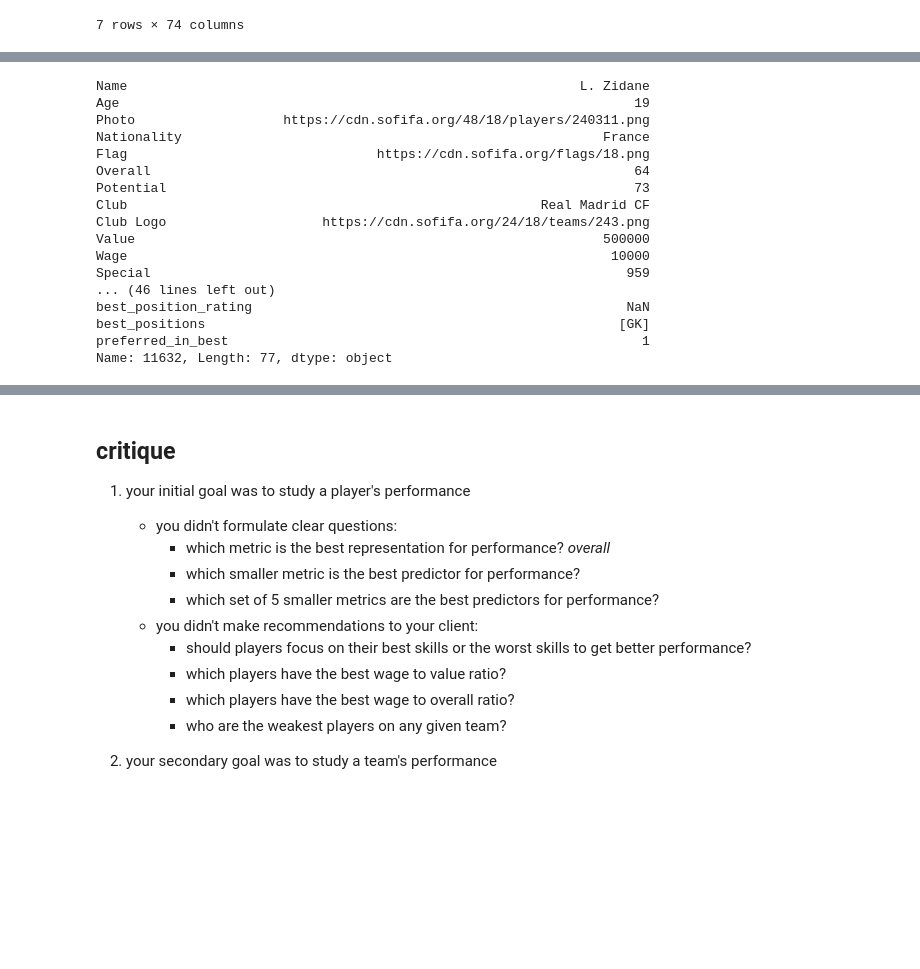
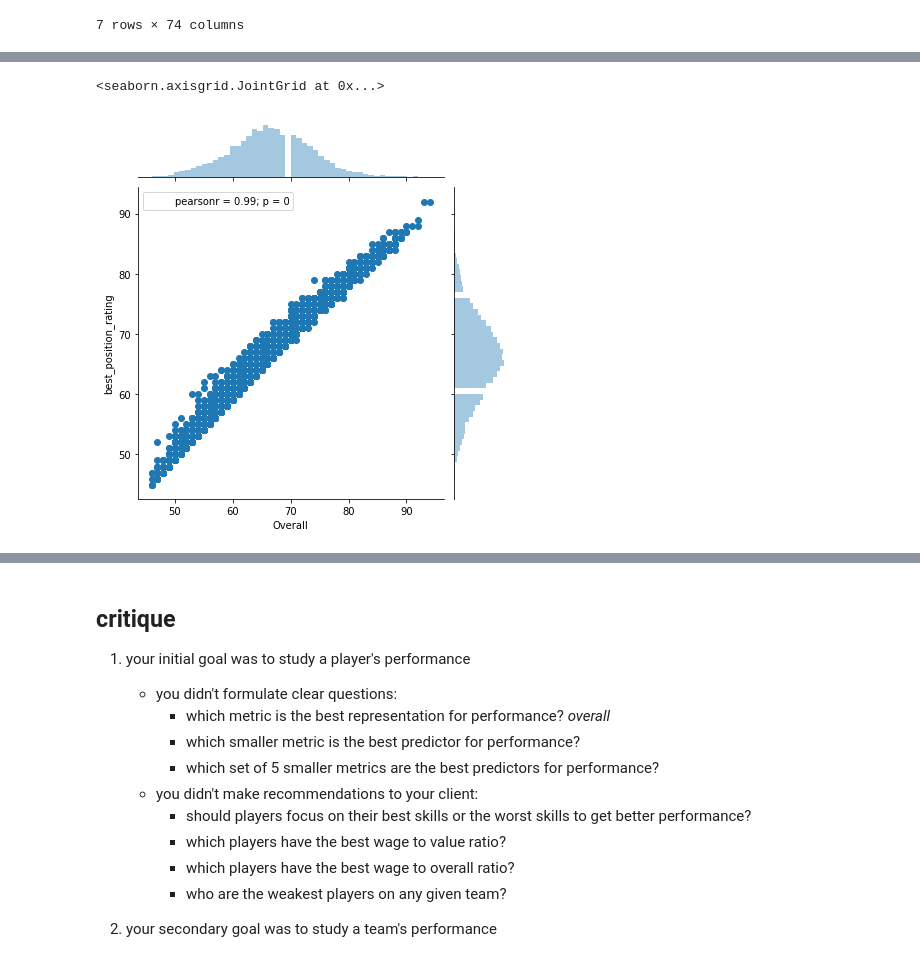
Before and after one commit to ncernek/fifa_analysis, a Jupyter notebook: improve_recruiting.ipynb, the cells around one changed output, grey strips where cells are left out. Saved outputs shown, nothing was run; the diff lists cells and outputs as text; code cells hidden in the pictures; blank space fills up the shorter version.

```diff
--- a/improve_recruiting.ipynb
+++ b/improve_recruiting.ipynb
@@ -116,6 +112,0 @@ the data provides 2 things that we can use for this:
-# %%
-# turn the string of preferred positions into a list
-players["Preferred Positions"] = players["Preferred Positions"].apply(lambda x: x.split())
-
-# does this list correspond to most skill positions for the worst player?
-# it turns out the worst player does not have ratings from his positions
@@ -169,15 +153,0 @@ are preferred positions always amongst the best positions?
-# %%
-
-# out of curiosity, I want to find out what is the relationship between preferred and best positions.
-# it is too rigorous to require that there be a one-to-one mapping between preferred and best positions.
-# to calculate this,I am simply going to see what percentage of preferred positions are amongst best positions
-def preferredInBest(row):
-    preferred = set(row['Preferred Positions'])
-    best = set(row['best_positions'])
-    overlap = preferred.intersection(best)
-    return len(overlap)/len(preferred)
-
-players['preferred_in_best'] = players.apply(preferredInBest, axis=1)
-players['preferred_in_best'].hist(bins=50)
-
-# this is more promising. note that I counted any position that is within 2 of the best
@@ -212,16 +153,0 @@ players[players['preferred_in_best'] == 0][['Preferred Positions','best_position
-# %%
-# for all goalkeepers who do not have a best position,insert GK as their best position
-def fillGoalkeepers(row):
-    if 'GK' in row['Preferred Positions'] and row['preferred_in_best'] == 0:
-        return ['GK']
-    else:
-        return row['best_positions']
-
-players['best_positions'] = players.apply(fillGoalkeepers, axis=1)
-
-# now rerun the preferred in best check
-players['preferred_in_best'] = players.apply(preferredInBest, axis=1)
-players['preferred_in_best'].hist(bins=50)
-
-# now we have corrected for all goalkeepers, and for the vast majority of our players,
-# their preferred position is amongst their best positions
@@ -298,20 +154,8 @@ set()
-# %%
-worst
-# %% [output]
-Name                                                          L. Zidane
-Age                                                                  19
-Photo                   https://cdn.sofifa.org/48/18/players/240311.png
-Nationality                                                      France
-Flag                                https://cdn.sofifa.org/flags/18.png
-Overall                                                              64
-Potential                                                            73
-Club                                                     Real Madrid CF
-Club Logo                    https://cdn.sofifa.org/24/18/teams/243.png
-Value                                                            500000
-Wage                                                              10000
-Special                                                             959
-... (46 lines left out)
-best_position_rating                                                NaN
-best_positions                                                     [GK]
-preferred_in_best                                                     1
-Name: 11632, Length: 77, dtype: object
+# %%
+# what is the correlation between Overall and best_position_rating
+sns.jointplot(x='Overall',y='best_position_rating',data=players)
+
+# this is a very strong correlation. The Overall field is a good representation of skill.
+# %% [output]
+<seaborn.axisgrid.JointGrid at 0x...>
+[figure, added]
```
Also changed, not shown: parts of 31 cells of this notebook, 4 other files.
